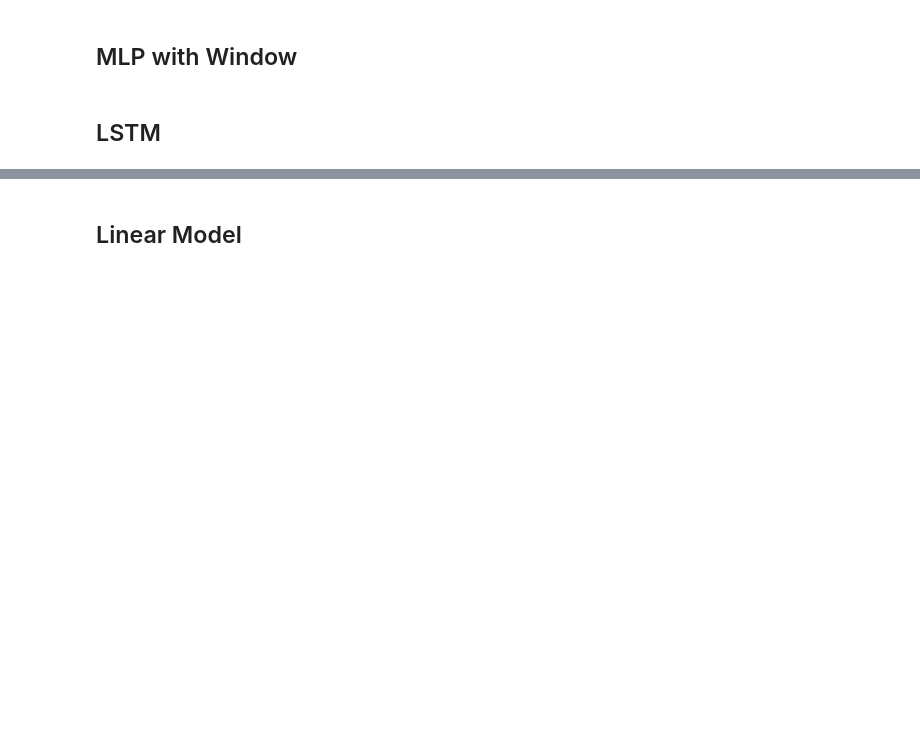
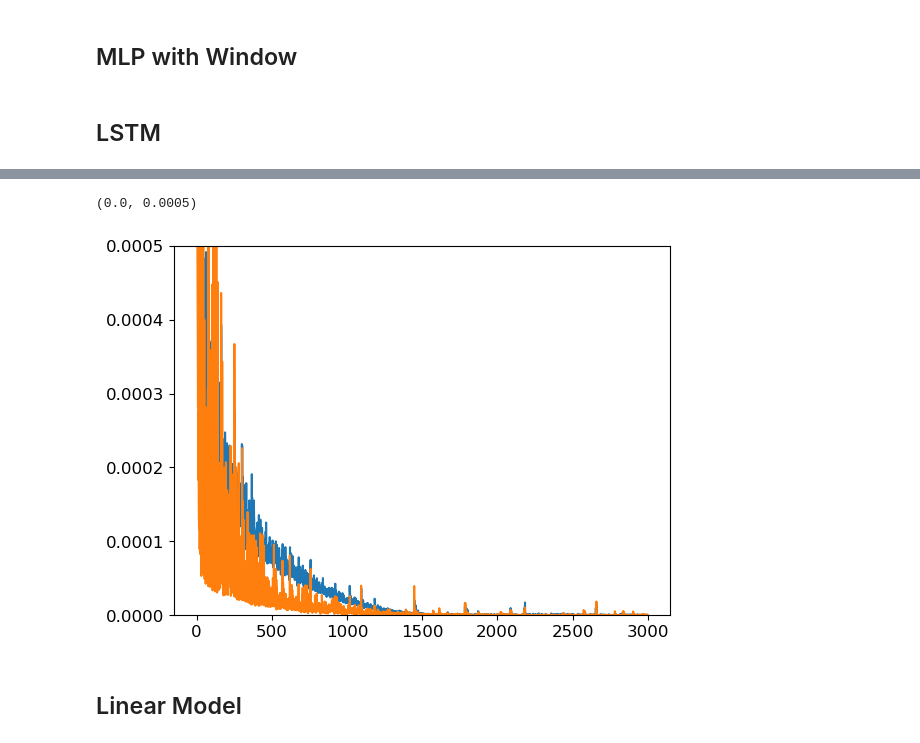
Before and after one commit to TomJessel/PhD-DCB_Grinding, a Jupyter notebook: ml/ml_testing.ipynb, the cells around one changed output, grey strips where cells are left out. Saved outputs shown, nothing was run; the diff lists cells and outputs as text; code cells hidden in the pictures; blank space fills up the shorter version.

```diff
--- a/ml/ml_testing.ipynb
+++ b/ml/ml_testing.ipynb
@@ -135,22 +204,41 @@ mlp_win_reg.score(plot_fig=False);
 # %%
 lstm_reg = LSTM_Model(feature_df=main_df,
                       target='Mean radius',
-                      tb=False,
-                      tb_logdir='testing',
+                      tb=True,
+                      tb_logdir='loss_plot',
                       params={'seq_len': 15,
                               'loss': 'mse',
-                              'epochs': 1500,
+                              'epochs': 3000,
                               'no_layers': 3,
-                              'no_dense': 1,
-                              'no_nodes': 128,
-                              'batch_size': 10,
+                              'no_dense': 2,
+                              'no_nodes': 64,
+                              'batch_size': 32,
                               'init_mode': 'glorot_uniform',
                               'dropout': 0.01,
+                              'callbacks': [
+                                        # tf.keras.callbacks.EarlyStopping(
+                                        #     monitor='val_loss',
+                                        #     patience=100,
+                                        #     mode='min',
+                                        #     start_from_epoch=500,
+                                        # ),
+                                        ]
                               },
                       random_state=11,
                       shuffle=True,
                       )
+# %%
+lstm_reg.model.callbacks.append(
+    tf.keras.callbacks.ModelCheckpoint(
+        filepath=f'{lstm_reg._run_name}/{lstm_reg._run_name.split(lstm_reg.tb_log_dir)[1][1:]}.h5',
+        monitor='val_loss',
+        mode='min',
+        save_best_only=True,
+        save_weights_only=True,
+    )
+)
 # %%
-lstm_reg.cv(n_splits=10, n_repeats=10)
+# lstm_reg.cv(n_splits=10, n_repeats=10)
 lstm_reg.fit(validation_split=0.2, verbose=0)
+lstm_reg.model.model_.load_weights(f'{lstm_reg._run_name}/{lstm_reg._run_name.split(lstm_reg.tb_log_dir)[1][1:]}.h5')
 lstm_reg.score(plot_fig=False);
@@ -157,3 +255,13 @@ lstm_reg.score(plot_fig=False);
+# %%
+loss = [l for l in lstm_reg.model.history_['loss']]
+val_loss = [l for l in lstm_reg.model.history_['val_loss']]
+
+plt.plot(loss)
+plt.plot(val_loss)
+plt.ylim([0, 5e-4])
+# %% [output]
+(0.0, 0.0005)
+[figure, added]
 # %%
 # y = lstm_reg.val_data[1]
 # y_pred = lstm_reg.model.predict(lstm_reg.val_data[0], verbose=0)
```
Also changed, not shown: parts of 13 cells of this notebook.
